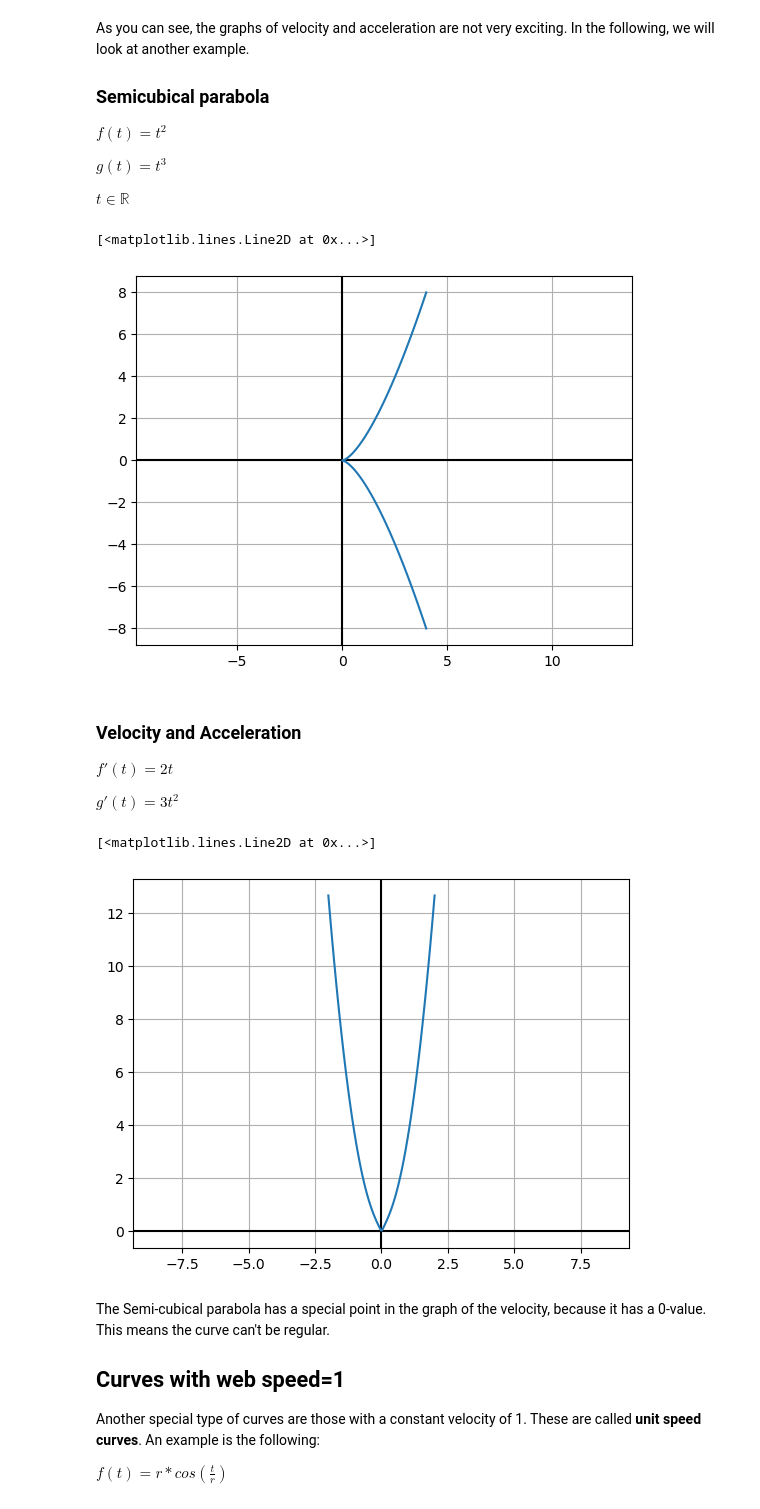
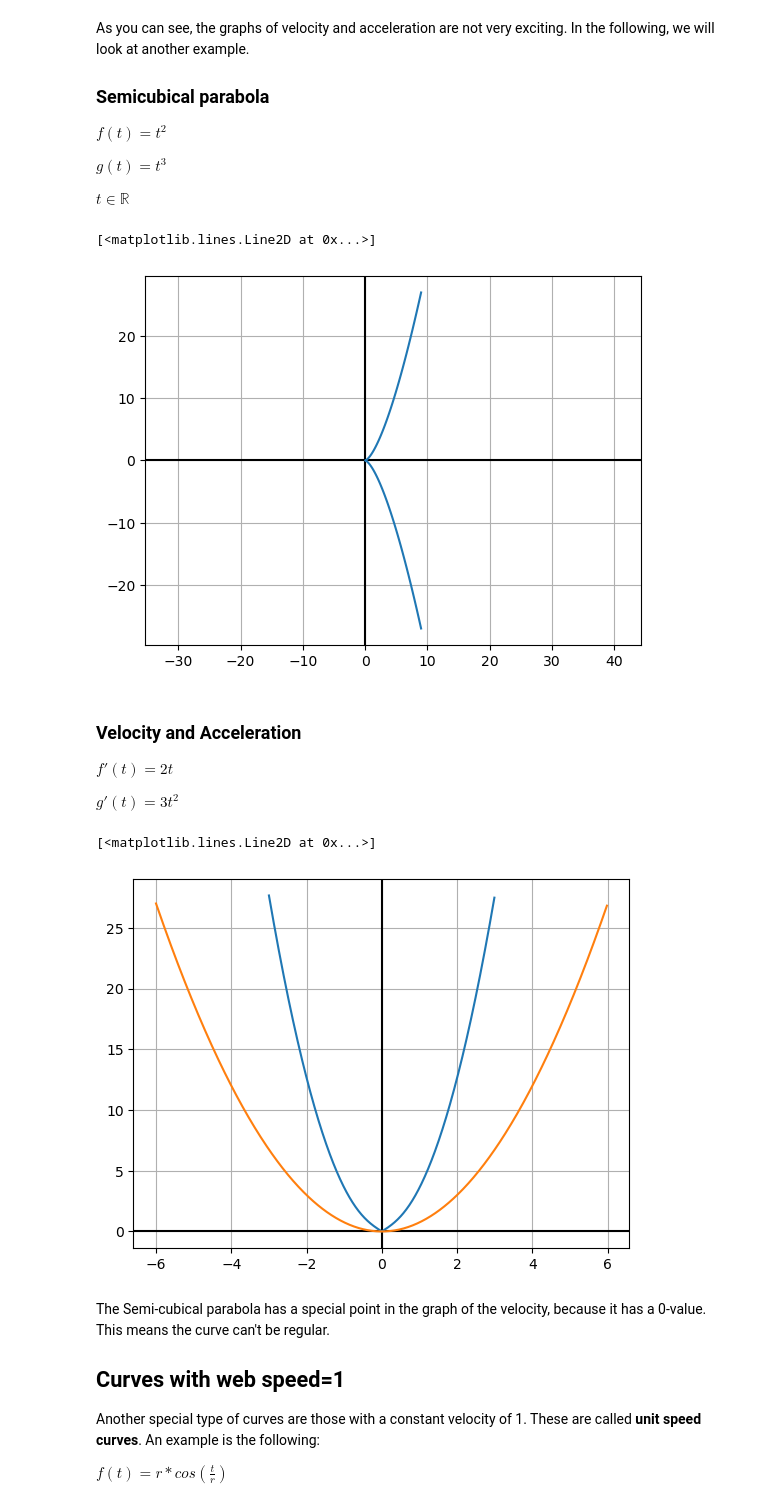
Before and after one commit to paulf98/cmath, a Jupyter notebook: summary.ipynb, the cells around one changed output. Saved outputs shown, nothing was run; the diff lists cells and outputs as text; code cells hidden in the pictures.

Commit message:
fix(summary): add plot for velocity

```diff
--- a/summary.ipynb
+++ b/summary.ipynb
@@ -118,7 +118,7 @@ $g(t) = t^3$
 
 $t ∈  \mathbb{R}$
 # %%
-t = np.linspace(-2, 2, 100)
+t = np.linspace(-3, 3, 100)
 x = np.power(t, 2)
 y = np.power(t, 3)
 
@@ -132,7 +132,7 @@ plt.grid()
 plt.plot(x, y)
 # %% [output]
 [<matplotlib.lines.Line2D at 0x...>]
-[figure, old version]
+[figure, new version]
 # %% [markdown]
 ### Velocity and Acceleration
 
@@ -140,21 +140,23 @@ $f'(t) = 2t$
 
 $g'(t) = 3t^2$
 # %%
+t = np.arange(-3, 3, .01)
+
 ft1 =  2 * t
 gt1 =  3 * np.power(t, 2)
 
 vt1 = np.linalg.norm([ft1, gt1], axis=0)
 
-plt.axis('equal')
 # show x an y axis
 plt.axhline(y=0, color='k')
 plt.axvline(x=0, color='k')
 
 plt.grid()
 plt.plot(t, vt1)
+plt.plot(ft1, gt1)
 # %% [output]
 [<matplotlib.lines.Line2D at 0x...>]
-[figure, old version]
+[figure, new version]
 # %% [markdown]
 The Semi-cubical parabola has a special point in the graph of the velocity, because it has a 0-value. This means the curve can't be regular.
 
```
